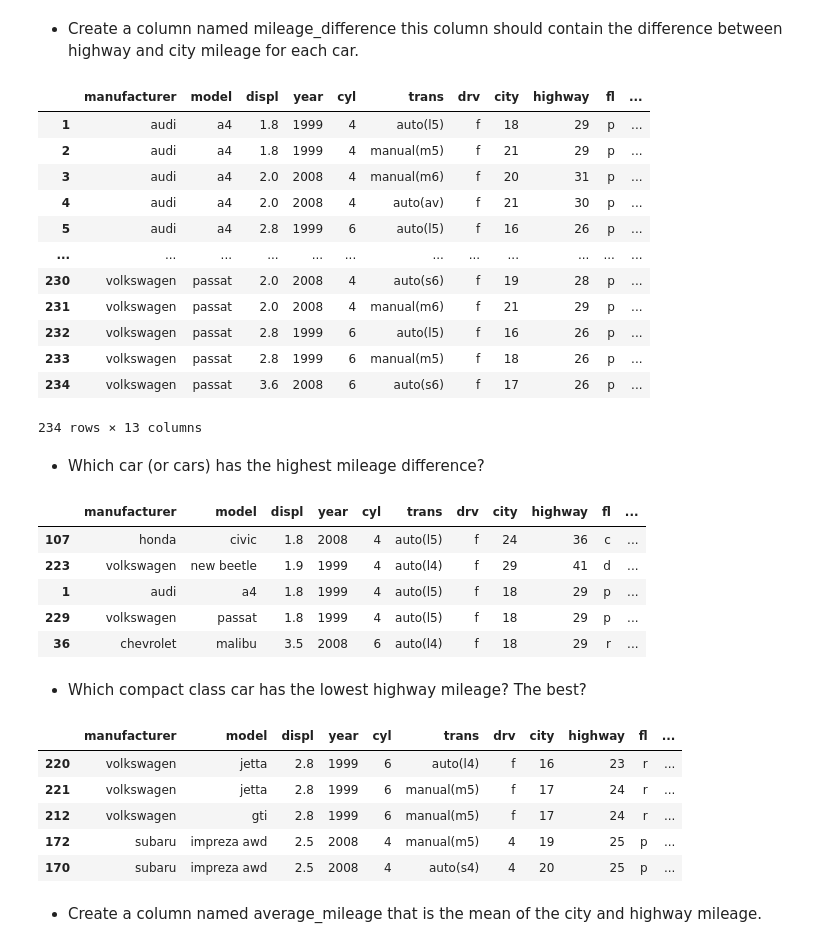
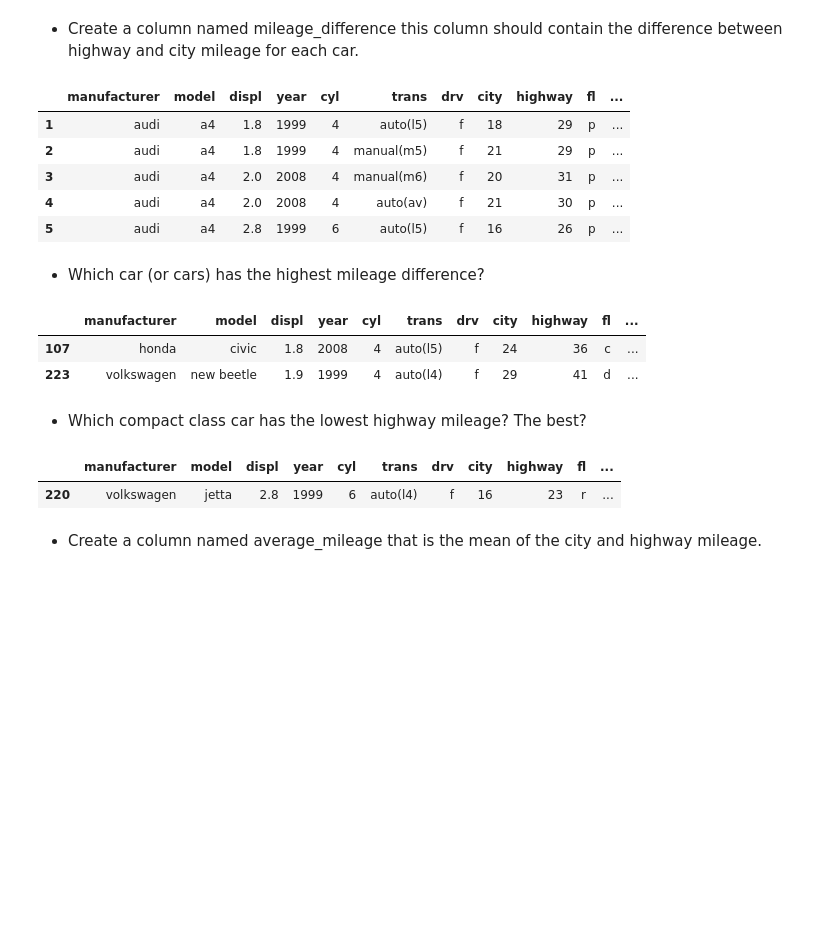
Before and after one commit to Jonathan-Garcia1/numpy-pandas-visualization-exercises, a Jupyter notebook: dataframes.ipynb, the cells around one changed output. Saved outputs shown, nothing was run; the diff lists cells and outputs as text; code cells hidden in the pictures; blank space fills up the shorter version.

```diff
--- a/dataframes.ipynb
+++ b/dataframes.ipynb
@@ -250,43 +250,29 @@ mpg[mpg.city_is_best == True]
 * Create a column named mileage_difference this column should contain the difference between highway and city mileage for each car.
 # %%
 mpg['mileage_difference'] = mpg.highway - mpg.city
-mpg
+mpg.head()
 # %% [output]
 |  | manufacturer | model | displ | year | cyl | trans | drv | city | highway | fl | ... |
 | 1 | audi | a4 | 1.8 | 1999 | 4 | auto(l5) | f | 18 | 29 | p | ... |
 | 2 | audi | a4 | 1.8 | 1999 | 4 | manual(m5) | f | 21 | 29 | p | ... |
 | 3 | audi | a4 | 2.0 | 2008 | 4 | manual(m6) | f | 20 | 31 | p | ... |
 | 4 | audi | a4 | 2.0 | 2008 | 4 | auto(av) | f | 21 | 30 | p | ... |
 | 5 | audi | a4 | 2.8 | 1999 | 6 | auto(l5) | f | 16 | 26 | p | ... |
-| ... | ... | ... | ... | ... | ... | ... | ... | ... | ... | ... | ... |
-| 230 | volkswagen | passat | 2.0 | 2008 | 4 | auto(s6) | f | 19 | 28 | p | ... |
-| 231 | volkswagen | passat | 2.0 | 2008 | 4 | manual(m6) | f | 21 | 29 | p | ... |
-| 232 | volkswagen | passat | 2.8 | 1999 | 6 | auto(l5) | f | 16 | 26 | p | ... |
-| 233 | volkswagen | passat | 2.8 | 1999 | 6 | manual(m5) | f | 18 | 26 | p | ... |
-| 234 | volkswagen | passat | 3.6 | 2008 | 6 | auto(s6) | f | 17 | 26 | p | ... |
-234 rows × 13 columns
 # %% [markdown]
 * Which car (or cars) has the highest mileage difference?
 # %%
-mpg.sort_values(by='mileage_difference', ascending= False).head()
+mpg.sort_values(by='mileage_difference', ascending= False).head(2)
 # %% [output]
 |  | manufacturer | model | displ | year | cyl | trans | drv | city | highway | fl | ... |
 | 107 | honda | civic | 1.8 | 2008 | 4 | auto(l5) | f | 24 | 36 | c | ... |
 | 223 | volkswagen | new beetle | 1.9 | 1999 | 4 | auto(l4) | f | 29 | 41 | d | ... |
-| 1 | audi | a4 | 1.8 | 1999 | 4 | auto(l5) | f | 18 | 29 | p | ... |
-| 229 | volkswagen | passat | 1.8 | 1999 | 4 | auto(l5) | f | 18 | 29 | p | ... |
-| 36 | chevrolet | malibu | 3.5 | 2008 | 6 | auto(l4) | f | 18 | 29 | r | ... |
 # %% [markdown]
 * Which compact class car has the lowest highway mileage? The best?
 # %%
-mpg[mpg['class'] == 'compact'].sort_values(by= 'highway', ascending= True).head()
+mpg[mpg['class'] == 'compact'].sort_values(by= 'highway', ascending= True).head(1)
 # %% [output]
 |  | manufacturer | model | displ | year | cyl | trans | drv | city | highway | fl | ... |
 | 220 | volkswagen | jetta | 2.8 | 1999 | 6 | auto(l4) | f | 16 | 23 | r | ... |
-| 221 | volkswagen | jetta | 2.8 | 1999 | 6 | manual(m5) | f | 17 | 24 | r | ... |
-| 212 | volkswagen | gti | 2.8 | 1999 | 6 | manual(m5) | f | 17 | 24 | r | ... |
-| 172 | subaru | impreza awd | 2.5 | 2008 | 4 | manual(m5) | 4 | 19 | 25 | p | ... |
-| 170 | subaru | impreza awd | 2.5 | 2008 | 4 | auto(s4) | 4 | 20 | 25 | p | ... |
 # %% [markdown]
 * Create a column named average_mileage that is the mean of the city and highway mileage.
 # %%
```
Also changed, not shown: parts of 4 cells of this notebook, 1 other file.
